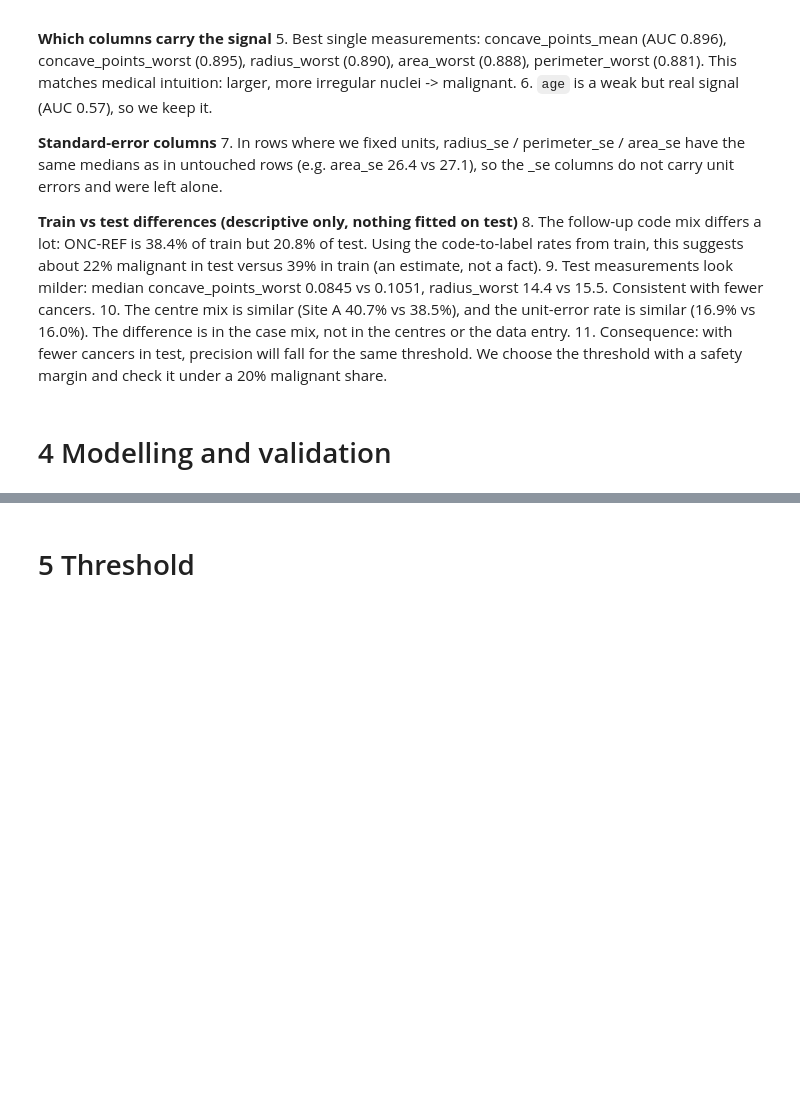
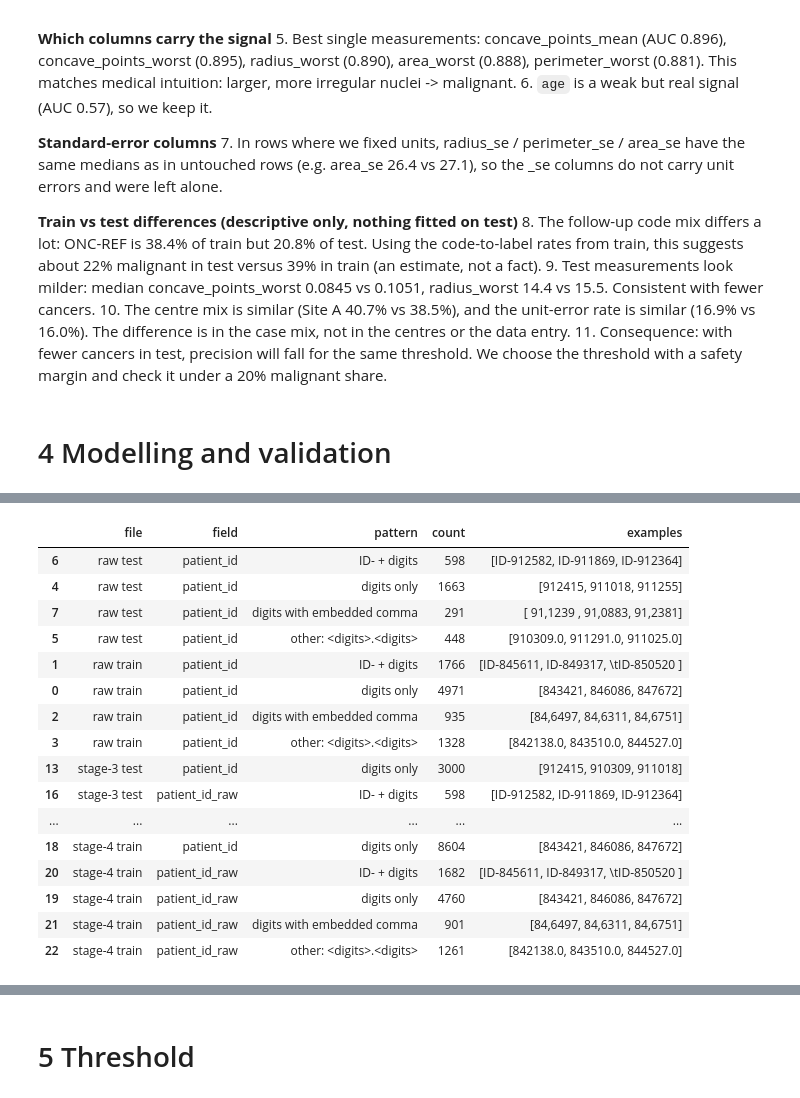
Before and after one commit to JHT127/pink-ai-hackathon, a Jupyter notebook: notebooks/main.ipynb, the cells around one changed output, grey strips where cells are left out. Cells and saved outputs as stored; diff of their text form; code cells hidden in the pictures; blank space fills up the shorter version.

```diff
--- a/notebooks/main.ipynb
+++ b/notebooks/main.ipynb
@@ -985,0 +869,97 @@ Chosen model: hgb; highest OOF recall at precision >= 0.90 (0.8060); ROC-AUC bre
+# %%
+import re
+
+
+def id_format_pattern(value):
+    if pd.isna(value):
+        return "missing"
+    text = str(value).strip()
+    has_prefix = bool(re.match(r"(?i)^ID-", text))
+    body = re.sub(r"(?i)^ID-", "", text)
+    if re.fullmatch(r"[0-9]+", body):
+        return "ID- + digits" if has_prefix else "digits only"
+    if re.fullmatch(r"[0-9,]+", body) and "," in body:
+        return "ID- + digits with embedded comma" if has_prefix else "digits with embedded comma"
+    template = re.sub(r"[0-9]+", "<digits>", text)
+    return f"other: {template}"
+
+
+id_frames = {
+    "raw train": (train, ["patient_id"]),
+    "raw test": (test, ["patient_id"]),
+    "stage-3 train": (train_stage3, ["patient_id", "patient_id_raw"]),
+    "stage-3 test": (test_stage3, ["patient_id", "patient_id_raw"]),
+    "stage-4 train": (train_stage4, ["patient_id", "patient_id_raw"]),
+    "stage-4 test": (test_stage4, ["patient_id", "patient_id_raw"]),
+}
+id_format_rows = []
+for frame_name, (frame, id_columns) in id_frames.items():
+    for id_column in id_columns:
+        if id_column not in frame:
+            continue
+        grouped = {}
+        for value in frame[id_column]:
+            grouped.setdefault(id_format_pattern(value), []).append(value)
+        for pattern, values in grouped.items():
+            examples = list(dict.fromkeys(str(value) for value in values))[:3]
+            id_format_rows.append({
+                "file": frame_name,
+                "field": id_column,
+                "pattern": pattern,
+                "count": len(values),
+                "examples": examples,
+            })
+id_format_table = pd.DataFrame(id_format_rows).sort_values(["file", "field", "pattern"])
+display(id_format_table)
+
+raw_train_id = train["patient_id"].astype("string").str.strip()
+raw_test_id = test["patient_id"].astype("string").str.strip()
+from src.clean import normalise_patient_id
+normalized_raw_train_id = normalise_patient_id(train[["patient_id"]])[0]["patient_id"].astype("string")
+normalized_raw_test_id = normalise_patient_id(test[["patient_id"]])[0]["patient_id"].astype("string")
+raw_train_duplicates = int(raw_train_id.duplicated().sum())
+raw_test_duplicates = int(raw_test_id.duplicated().sum())
+normalized_train_duplicates = int(normalized_raw_train_id.duplicated().sum())
+normalized_test_duplicates = int(normalized_raw_test_id.duplicated().sum())
+shared_normalized_ids = set(normalized_raw_train_id) & set(normalized_raw_test_id)
+
+from src.repair import resolve_duplicates
+legacy_train, legacy_train_log = resolve_duplicates(
+    train_stage3.assign(
+        patient_id=train_stage3["patient_id_raw"].astype("string").str.strip()
+    ),
+    has_label=True,
+)
+legacy_test_rows = int(
+    test_stage3["patient_id_raw"].astype("string").str.strip().nunique(dropna=False)
+)
+train_duplicate_entry = next(entry for entry in train_stage4_log if entry["problem"] == "Repeated patient records")
+test_duplicate_entry = next(entry for entry in test_stage4_log if entry["problem"] == "Repeated patient records")
+print(f"Raw repeated-ID rows (un-normalized): train={raw_train_duplicates}; test={raw_test_duplicates}")
+print(f"Repeated-ID rows after canonical normalization: train={normalized_train_duplicates}; test={normalized_test_duplicates}")
+print(f"Stage 4 duplicate-resolution log, train: {train_duplicate_entry['fix']}")
+print(f"Stage 4 duplicate-resolution log, test: {test_duplicate_entry['fix']}")
+print(f"Rows after normalization: train={len(train_stage4)}; test={len(test_stage4)} (required test count: 2884)")
+print(f"Rows before normalization by raw ID: train={len(legacy_train)}; test={legacy_test_rows}")
+print(f"Rows changed by normalization: train={len(train_stage4) - len(legacy_train)}; test={len(test_stage4) - legacy_test_rows}")
+print(f"Normalized IDs shared between train and test: {len(shared_normalized_ids)}")
+print("Stage 4 duplicate detection and Stage 6 GroupKFold previously used un-normalized patient_id strings; both now use digits-only IDs.")
+print(f"Test row-count invariant met: {len(test_stage4) == 2884}")
+# %% [output]
+|  | file | field | pattern | count | examples |
+| 6 | raw test | patient_id | ID- + digits | 598 | [ID-912582, ID-911869, ID-912364] |
+| 4 | raw test | patient_id | digits only | 1663 | [912415, 911018, 911255] |
+| 7 | raw test | patient_id | digits with embedded comma | 291 | [ 91,1239 , 91,0883, 91,2381] |
+| 5 | raw test | patient_id | other: <digits>.<digits> | 448 | [910309.0, 911291.0, 911025.0] |
+| 1 | raw train | patient_id | ID- + digits | 1766 | [ID-845611, ID-849317, \tID-850520 ] |
+| 0 | raw train | patient_id | digits only | 4971 | [843421, 846086, 847672] |
+| 2 | raw train | patient_id | digits with embedded comma | 935 | [84,6497, 84,6311, 84,6751] |
+| 3 | raw train | patient_id | other: <digits>.<digits> | 1328 | [842138.0, 843510.0, 844527.0] |
+| 13 | stage-3 test | patient_id | digits only | 3000 | [912415, 910309, 911018] |
+| 16 | stage-3 test | patient_id_raw | ID- + digits | 598 | [ID-912582, ID-911869, ID-912364] |
+| ... | ... | ... | ... | ... | ... |
+| 18 | stage-4 train | patient_id | digits only | 8604 | [843421, 846086, 847672] |
+| 20 | stage-4 train | patient_id_raw | ID- + digits | 1682 | [ID-845611, ID-849317, \tID-850520 ] |
+| 19 | stage-4 train | patient_id_raw | digits only | 4760 | [843421, 846086, 847672] |
+| 21 | stage-4 train | patient_id_raw | digits with embedded comma | 901 | [84,6497, 84,6311, 84,6751] |
+| 22 | stage-4 train | patient_id_raw | other: <digits>.<digits> | 1261 | [842138.0, 843510.0, 844527.0] |
```
Also changed, not shown: parts of 22 cells of this notebook, 8 other files.
